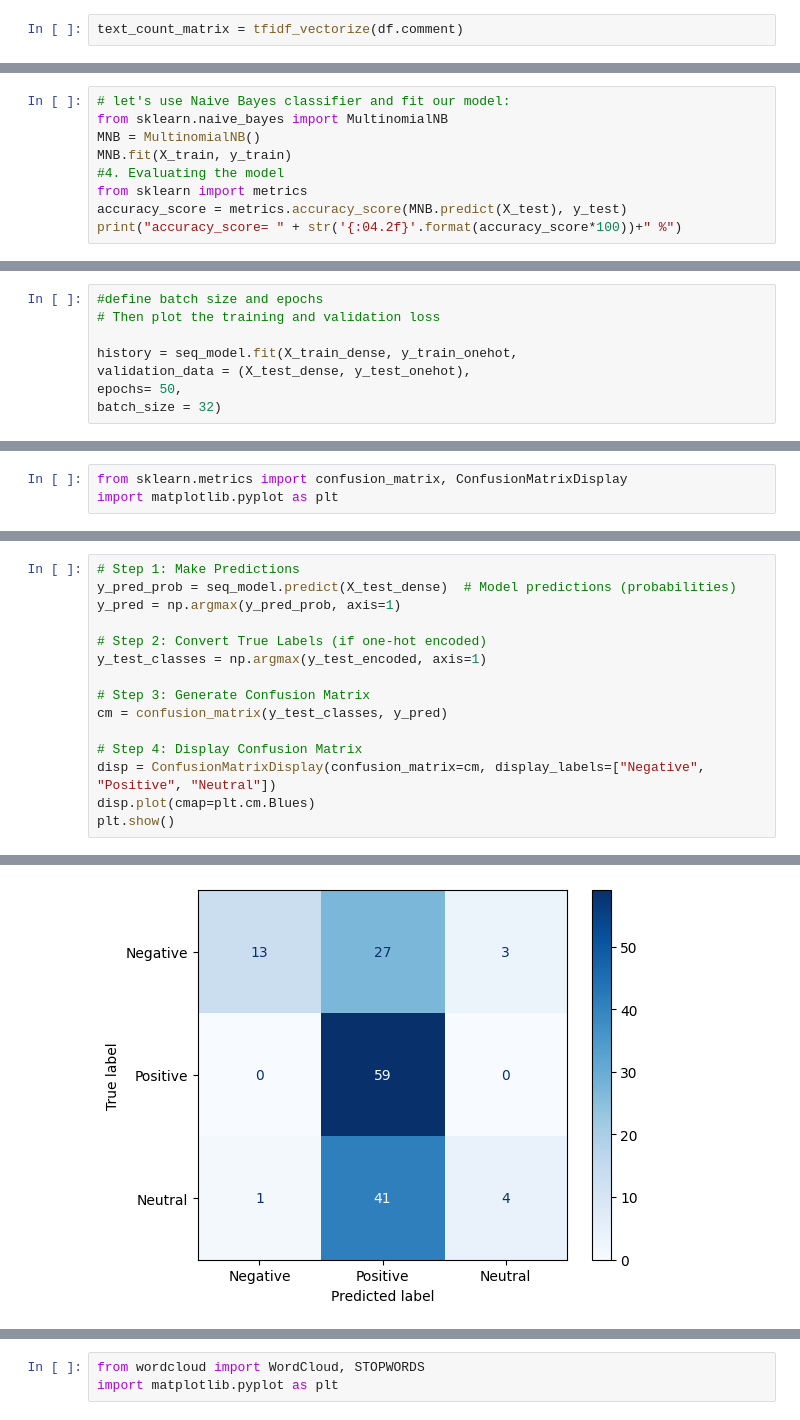
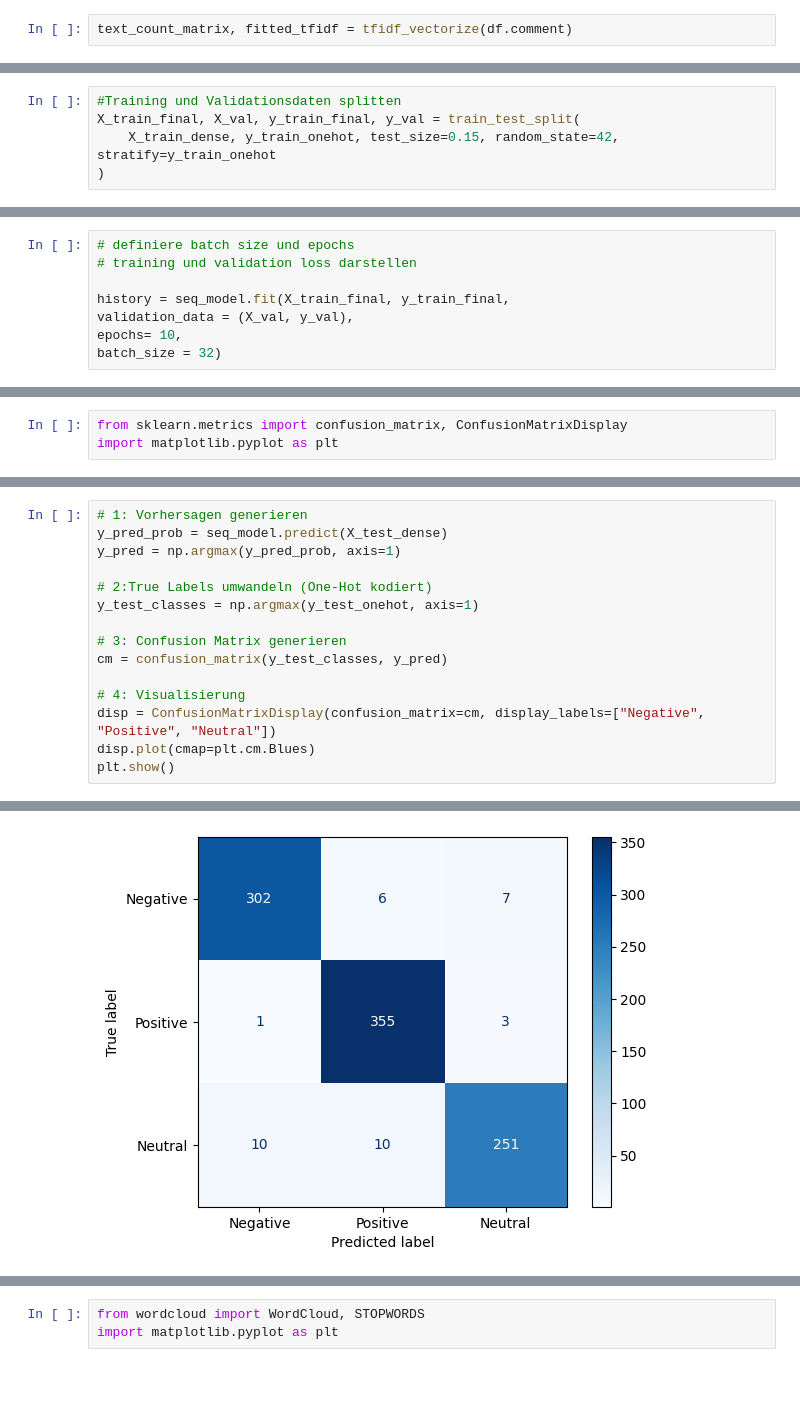
Before and after one commit to Davs-Hub/Sentiment_Analysis, a Jupyter notebook: NLP_pipeline.ipynb, the cells around one changed output, grey strips where cells are left out. Cells and saved outputs as stored; diff of their text form; blank space fills up the shorter version.

Commit message:
change comment to german, reduce overfititng of NN

```diff
--- a/NLP_pipeline.ipynb
+++ b/NLP_pipeline.ipynb
@@ -189,3 +148,3 @@ def tfidf_vectorize(text):
 # %%
-text_count_matrix = tfidf_vectorize(df.comment)
+text_count_matrix, fitted_tfidf = tfidf_vectorize(df.comment)
 # %% [output]
@@ -220,9 +177,0 @@ X_train, X_test, y_train, y_test = train_test_split(X, y, test_size=0.3, stratif
-# %%
-# let's use Naive Bayes classifier and fit our model:
-from sklearn.naive_bayes import MultinomialNB
-MNB = MultinomialNB()
-MNB.fit(X_train, y_train)
-#4. Evaluating the model
-from sklearn import metrics
-accuracy_score = metrics.accuracy_score(MNB.predict(X_test), y_test)
-print("accuracy_score= " + str('{:04.2f}'.format(accuracy_score*100))+" %")
@@ -253,6 +194,11 @@ y_train_onehot = to_categorical(y_train)
 # %%
 X_test_dense = X_train.toarray()
 y_test_onehot = to_categorical(y_train)
+# %%
+#Training und Validationsdaten splitten
+X_train_final, X_val, y_train_final, y_val = train_test_split(
+    X_train_dense, y_train_onehot, test_size=0.15, random_state=42, stratify=y_train_onehot
+)
 # %%
 seq_model = keras.Sequential()
 #Input layer
@@ -269,10 +215,10 @@ seq_model.add(Dense(3, activation='softmax')) # <-- Notice activation in final l
 seq_model.compile(loss='categorical_crossentropy',
               optimizer='adam', metrics = ['accuracy'])
 # %%
-#define batch size and epochs
-# Then plot the training and validation loss
+# definiere batch size und epochs
+# training und validation loss darstellen
 
-history = seq_model.fit(X_train_dense, y_train_onehot,
-validation_data = (X_test_dense, y_test_onehot),
-epochs= 50,
+history = seq_model.fit(X_train_final, y_train_final,
+validation_data = (X_val, y_val),
+epochs= 10,
 batch_size = 32)
@@ -295,15 +264,15 @@ import matplotlib.pyplot as plt
 # %%
-# Step 1: Make Predictions
-y_pred_prob = seq_model.predict(X_test_dense)  # Model predictions (probabilities)
+# 1: Vorhersagen generieren
+y_pred_prob = seq_model.predict(X_test_dense)
 y_pred = np.argmax(y_pred_prob, axis=1)
 
-# Step 2: Convert True Labels (if one-hot encoded)
-y_test_classes = np.argmax(y_test_encoded, axis=1)
+# 2:True Labels umwandeln (One-Hot kodiert)
+y_test_classes = np.argmax(y_test_onehot, axis=1)
 
-# Step 3: Generate Confusion Matrix
+# 3: Confusion Matrix generieren
 cm = confusion_matrix(y_test_classes, y_pred)
 
-# Step 4: Display Confusion Matrix
+# 4: Visualisierung
 disp = ConfusionMatrixDisplay(confusion_matrix=cm, display_labels=["Negative", "Positive", "Neutral"])
 disp.plot(cmap=plt.cm.Blues)
 plt.show()
@@ -312,2 +281,2 @@ plt.show()
-[figure, old version]
+[figure, new version]
 # %%
```
Also changed, not shown: parts of 38 cells of this notebook, 1 other file.
